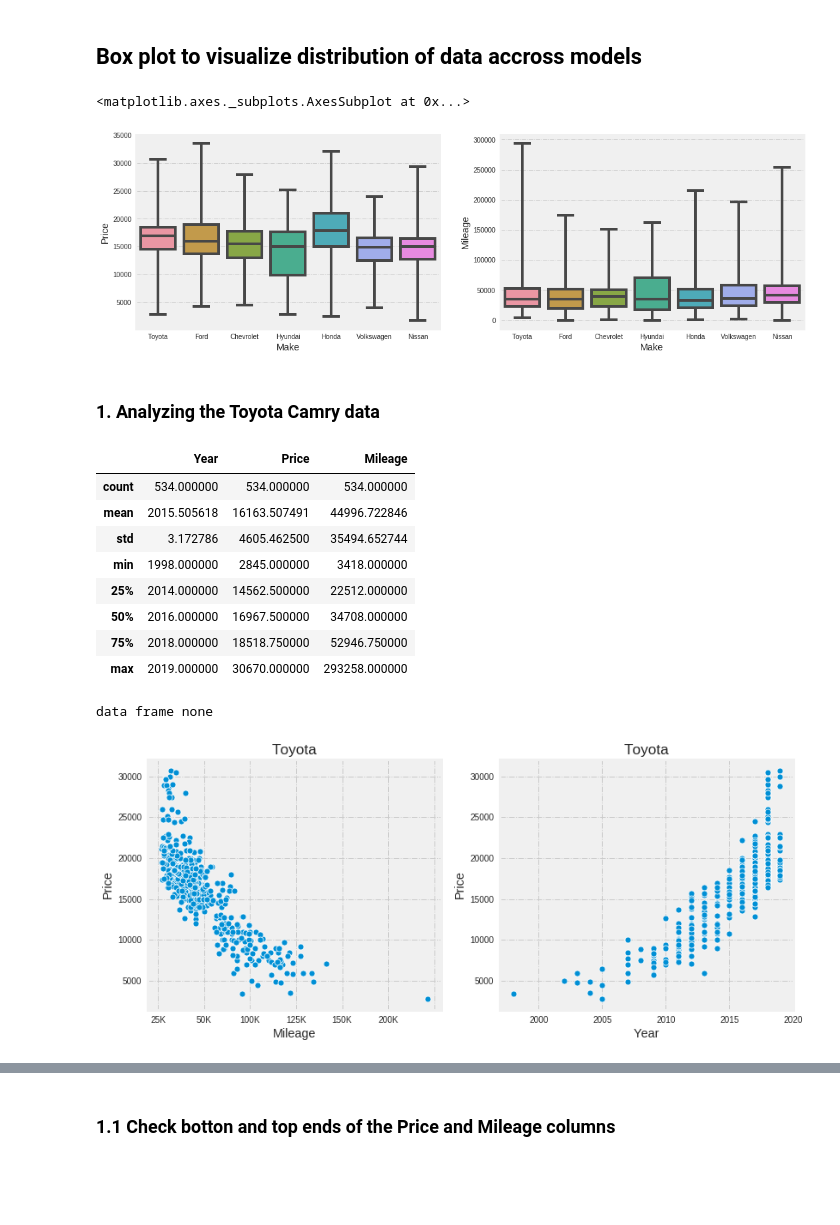
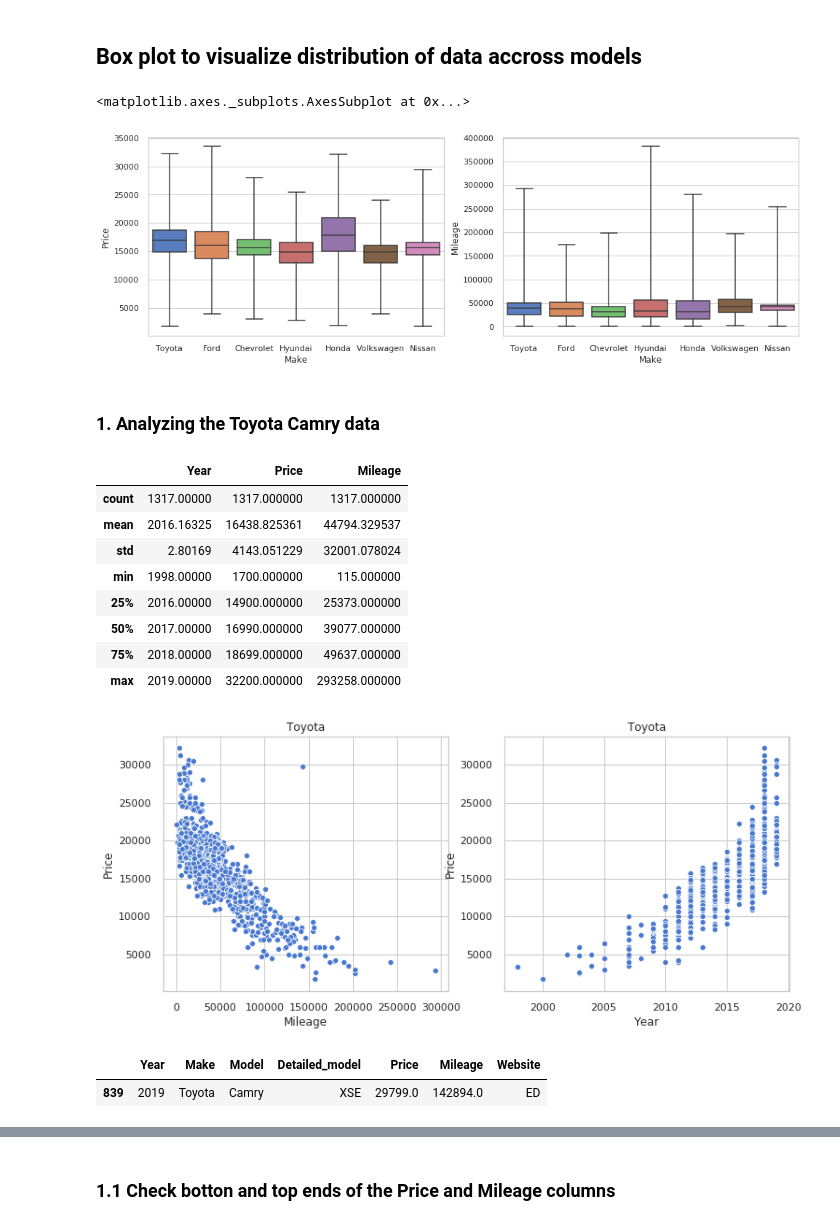
Before and after one commit to mEyob/linear-regression-car-price, a Jupyter notebook: analysis.ipynb, the cells around one changed output, grey strips where cells are left out. Drawn from its saved outputs; the diff is of its cells as text; code cells hidden in the pictures; blank space fills up the shorter version.

```diff
--- a/analysis.ipynb
+++ b/analysis.ipynb
@@ -35,11 +43,13 @@ from statsmodels.api import qqplot
 # %%
 ## Controlling plot aesthetics
-plt.style.use('fivethirtyeight')
-plt.rcParams['grid.linestyle'] = '-.'
-plt.rcParams['axes.grid'] = True
-plt.rcParams['font.size'] = 12
-plt.rcParams['figure.facecolor'] = 'white'
-plt.rcParams['patch.facecolor'] = 'white';
+# plt.style.use('fivethirtyeight')
+# plt.rcParams['grid.linestyle'] = '-.'
+# plt.rcParams['axes.grid'] = True
+# plt.rcParams['font.size'] = 12
+# plt.rcParams['figure.facecolor'] = 'white'
+# plt.rcParams['patch.facecolor'] = 'white';
+
+sns.set(style="whitegrid", palette="muted", color_codes=True)
 # %% [markdown]
 ## Import data and check columns and rows
 # %%
@@ -106,7 +116,7 @@ Car listing websites may allow the same car to be posted several times.
 This may negatively affect our analysis so we need to remove duplicate
 entries in the car listing data frame
 # %%
-car_listings = car_listings.drop(car_listings[car_listings.duplicated()].index)
+car_listings = car_listings.drop(car_listings[car_listings[['Year',	'Make',	'Model',	'Price',	'Mileage']].duplicated()].index)
 # %%
 # After removing duplications
 car_listings.groupby(by='Make').agg({'Price':['mean', 'count'], 'Mileage':'mean'})
@@ -139,7 +149,7 @@ sns.boxplot(x="Make", y="Price", data=car_listings, whis="range", ax=ax1)
 sns.boxplot(x="Make", y="Mileage", data=car_listings, whis="range", ax=ax2)
 # %% [output]
 <matplotlib.axes._subplots.AxesSubplot at 0x...>
-[figure, old version]
+[figure, new version]
 # %%
 
 def plot(make, df=None, plt_type='scatter'):
@@ -149,13 +159,13 @@ def plot(make, df=None, plt_type='scatter'):
   fig = plt.figure(figsize=(12,5))
   axes = fig.subplots(1,2)
 
-  labels = {
-      'Mileage':['0', '25K','50K', '100K', '125K', '150K', '200K'],
-      'Year':range(1995, 2021, 5),
-      }
+  # labels = {
+  #     'Mileage':['0', '25K','50K', '100K', '125K', '150K', '200K'],
+  #     'Year':range(1995, 2021, 5),
+  #     }
 
   for index, column in enumerate(['Mileage', 'Year']):
-    axes[index].set_xticklabels(labels[column])
+    # axes[index].set_xticklabels(labels[column])
     if plt_type == 'scatter':
       sns.scatterplot(df[(df.Make == make)][column],df[df.Make == make]['Price'], ax=axes[index])
     elif plt_type == 'kde':
@@ -209,22 +232,26 @@ def train_test_plot(dataframe, columns):
 # %% [markdown]
 ### 1. Analyzing the Toyota Camry data
 # %%
-toyota = car_listings[car_listings.Make == 'Toyota'].copy()
+toyota = car_listings[(car_listings.Make == 'Toyota')].copy()
 toyota.sort_values(by='Mileage')
 toyota.reset_index(inplace=True,drop=True)
 toyota.describe()
 # %% [output]
 |  | Year | Price | Mileage |
-| count | 534.000000 | 534.000000 | 534.000000 |
-| mean | 2015.505618 | 16163.507491 | 44996.722846 |
-| std | 3.172786 | 4605.462500 | 35494.652744 |
-| min | 1998.000000 | 2845.000000 | 3418.000000 |
-| 25% | 2014.000000 | 14562.500000 | 22512.000000 |
-| 50% | 2016.000000 | 16967.500000 | 34708.000000 |
-| 75% | 2018.000000 | 18518.750000 | 52946.750000 |
-| max | 2019.000000 | 30670.000000 | 293258.000000 |
+| count | 1317.00000 | 1317.000000 | 1317.000000 |
+| mean | 2016.16325 | 16438.825361 | 44794.329537 |
+| std | 2.80169 | 4143.051229 | 32001.078024 |
+| min | 1998.00000 | 1700.000000 | 115.000000 |
+| 25% | 2016.00000 | 14900.000000 | 25373.000000 |
+| 50% | 2017.00000 | 16990.000000 | 39077.000000 |
+| 75% | 2018.00000 | 18699.000000 | 49637.000000 |
+| max | 2019.00000 | 32200.000000 | 293258.000000 |
 # %%
-plot('Toyota')
+plot('Toyota', toyota)
 # %% [output]
-data frame none
-[figure, old version]
+[figure, new version]
+# %%
+toyota[(toyota.Mileage > 100000) & (toyota.Price > 20000)]
+# %% [output]
+|  | Year | Make | Model | Detailed_model | Price | Mileage | Website |
+| 839 | 2019 | Toyota | Camry | XSE | 29799.0 | 142894.0 | ED |
```
Also changed, not shown: parts of 122 cells of this notebook.
